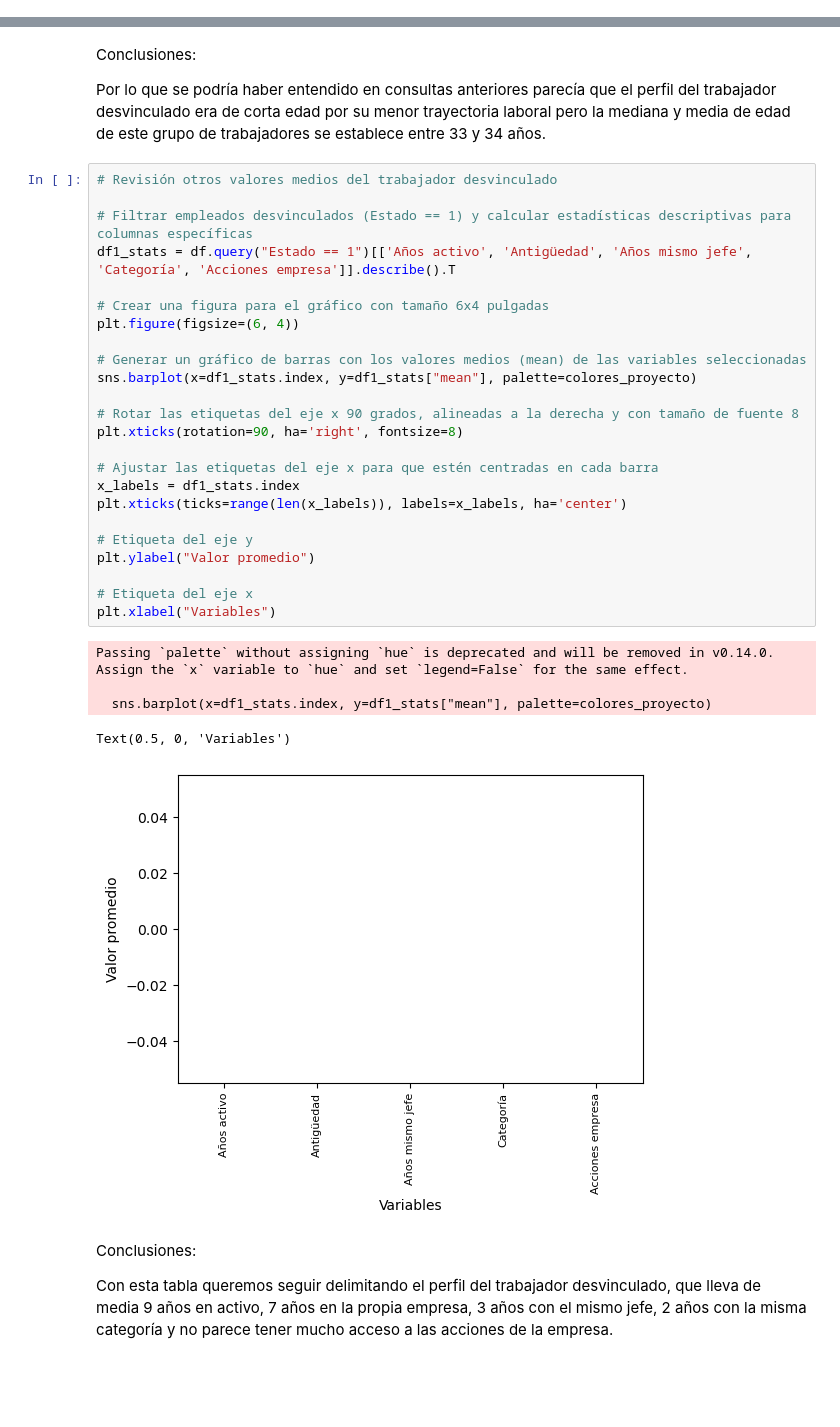
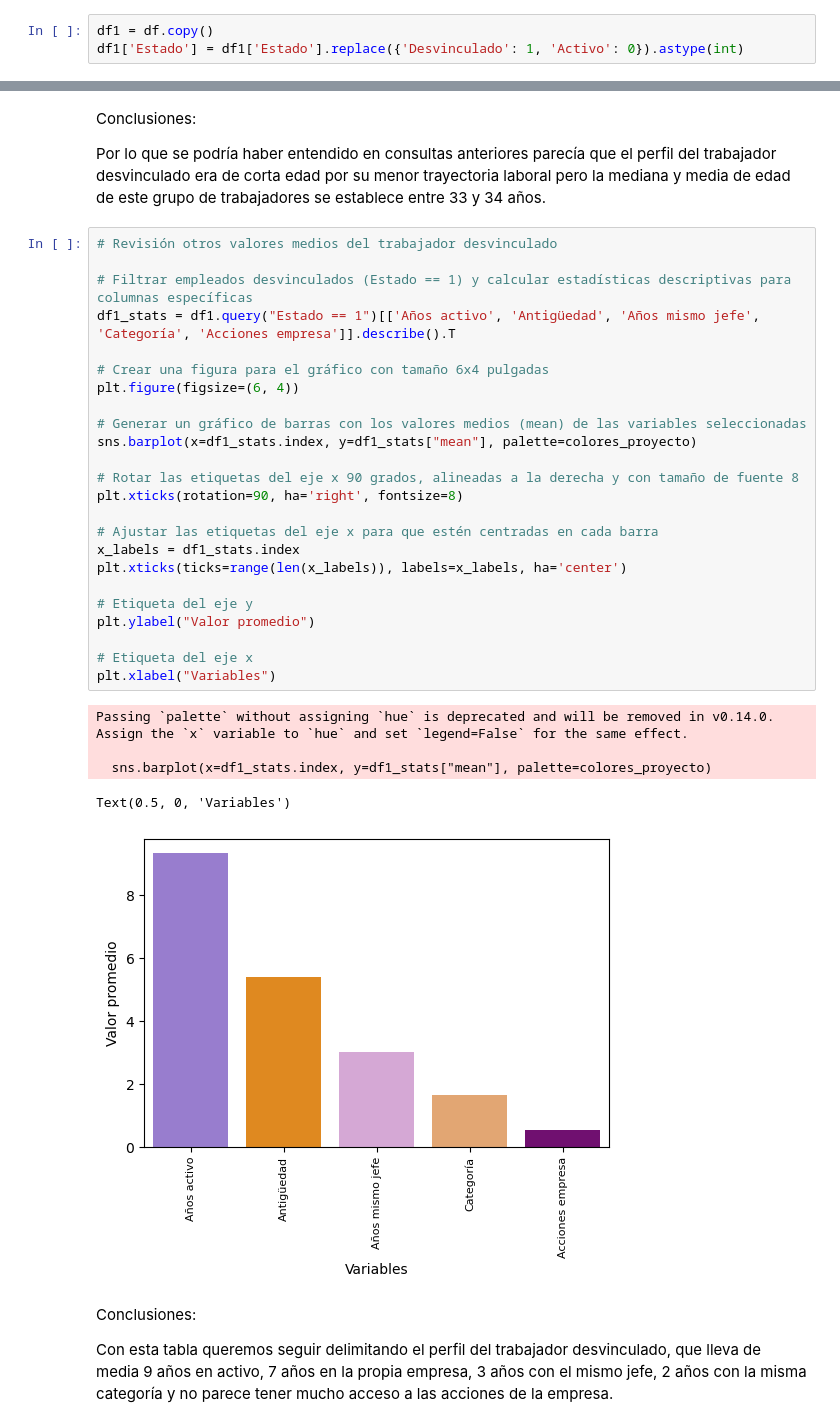
Before and after one commit to SilviaFarled/Modulo-3-Proyecto-Grupo4-Datahoot, a Jupyter notebook: PARTE-4_project-da-promo-52-modulo-3-team-4-VISUALIZACION.ipynb, the cells around one changed output, grey strips where cells are left out. Cells and saved outputs as stored; diff of their text form; blank space fills up the shorter version.

```diff
--- a/PARTE-4_project-da-promo-52-modulo-3-team-4-VISUALIZACION.ipynb
+++ b/PARTE-4_project-da-promo-52-modulo-3-team-4-VISUALIZACION.ipynb
@@ -228,6 +228,9 @@ Conclusiones:
   En este gráfico analizamos la cantidad de tiempo que pasan los trabajadores en la empresa y el tiempo en el que se mantienen con el mismo responsable. Por el comportamiento de los datos, podemos intuir que tiene algo de relación pero este dato no parece afectar significativamente a la marcha de los trabajadores.
 # %% [markdown]
 ###### **GRÁFICO 4:**
+# %%
+df1 = df.copy()
+df1['Estado'] = df1['Estado'].replace({'Desvinculado': 1, 'Activo': 0}).astype(int)
 # %%
 # Valoración de la conciliación respecto a la desvinculación
 
@@ -402,33 +405,33 @@ Conclusiones:
 # %%
 # Revisión otros valores medios del trabajador desvinculado
 
 # Filtrar empleados desvinculados (Estado == 1) y calcular estadísticas descriptivas para columnas específicas
-df1_stats = df.query("Estado == 1")[['Años activo', 'Antigüedad', 'Años mismo jefe', 'Categoría', 'Acciones empresa']].describe().T
+df1_stats = df1.query("Estado == 1")[['Años activo', 'Antigüedad', 'Años mismo jefe', 'Categoría', 'Acciones empresa']].describe().T
 
 # Crear una figura para el gráfico con tamaño 6x4 pulgadas
 plt.figure(figsize=(6, 4))
 
 # Generar un gráfico de barras con los valores medios (mean) de las variables seleccionadas
 sns.barplot(x=df1_stats.index, y=df1_stats["mean"], palette=colores_proyecto)
 
 # Rotar las etiquetas del eje x 90 grados, alineadas a la derecha y con tamaño de fuente 8
 plt.xticks(rotation=90, ha='right', fontsize=8)
 
 # Ajustar las etiquetas del eje x para que estén centradas en cada barra
 x_labels = df1_stats.index
 plt.xticks(ticks=range(len(x_labels)), labels=x_labels, ha='center')
 
 # Etiqueta del eje y
 plt.ylabel("Valor promedio")
 
 # Etiqueta del eje x
 plt.xlabel("Variables")
 # %% [output]
 Passing `palette` without assigning `hue` is deprecated and will be removed in v0.14.0. Assign the `x` variable to `hue` and set `legend=False` for the same effect.
 
   sns.barplot(x=df1_stats.index, y=df1_stats["mean"], palette=colores_proyecto)
 Text(0.5, 0, 'Variables')
-[figure, old version]
+[figure, new version]
 # %% [markdown]
 Conclusiones:
 
```
Also changed, not shown: parts of 3 cells of this notebook.
